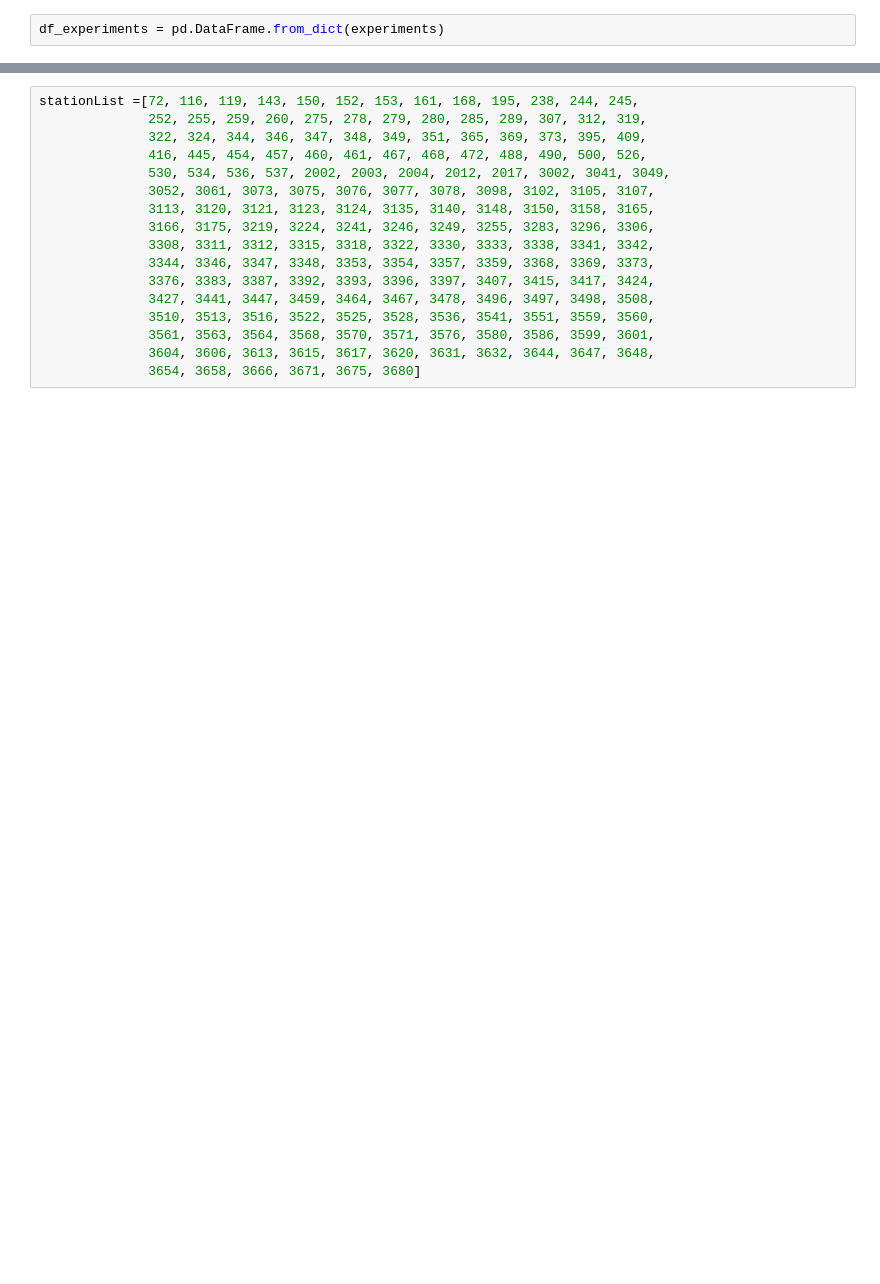
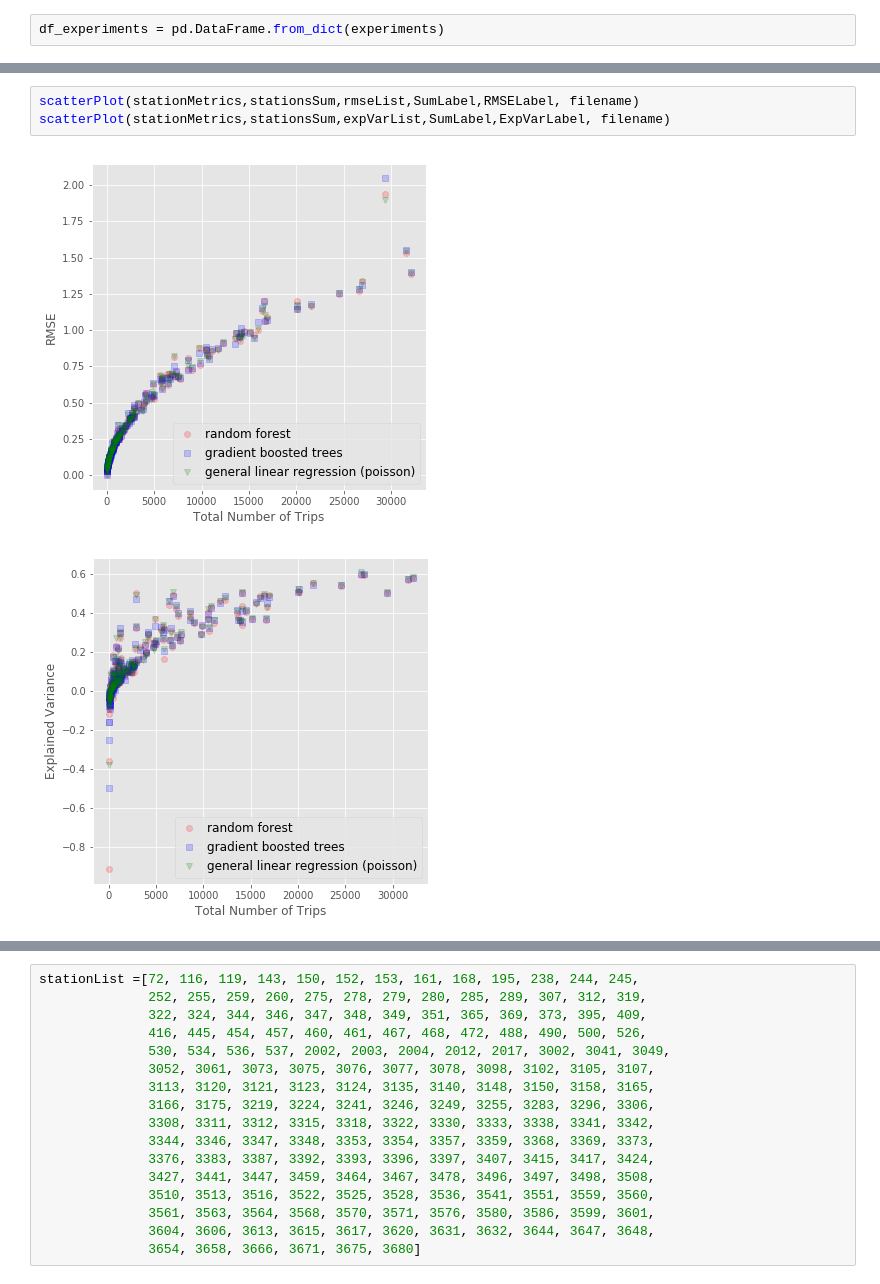
Before and after one commit to ncdingari/citibike, a Jupyter notebook: code/7 - Analysis of Model Results.ipynb, the cells around one changed output, grey strips where cells are left out. Cells and saved outputs as stored; diff of their text form; blank space fills up the shorter version.

```diff
--- a/code/7 - Analysis of Model Results.ipynb
+++ b/code/7 - Analysis of Model Results.ipynb
@@ -80,0 +224,6 @@ plt.plot(df3.varianceExplained, df3.rmse, 'ro',linewidth=0)
+# %%
+scatterPlot(stationMetrics,stationsSum,rmseList,SumLabel,RMSELabel, filename)
+scatterPlot(stationMetrics,stationsSum,expVarList,SumLabel,ExpVarLabel, filename)
+# %% [output]
+[figure, added]
+[figure, added]
```
Also changed, not shown: parts of 20 cells of this notebook, 5 other files.
